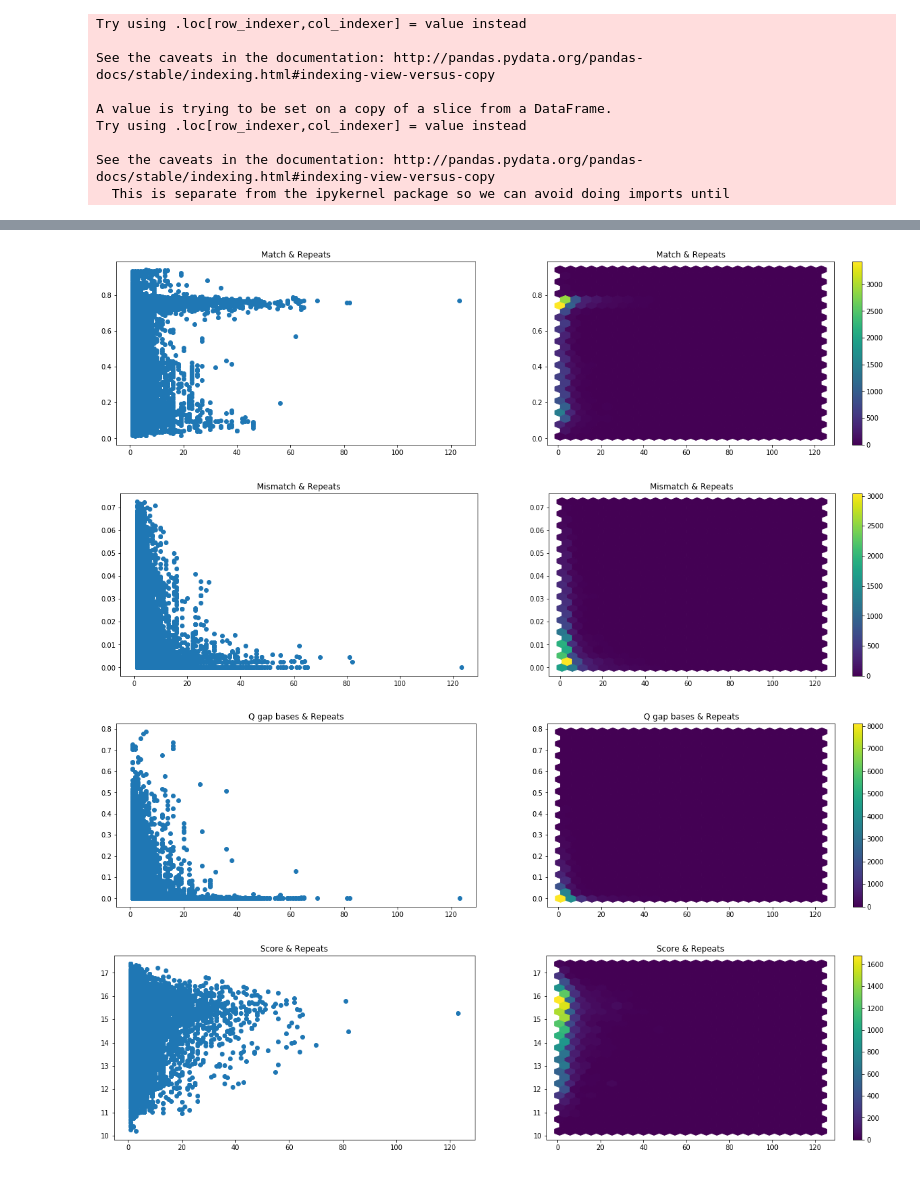
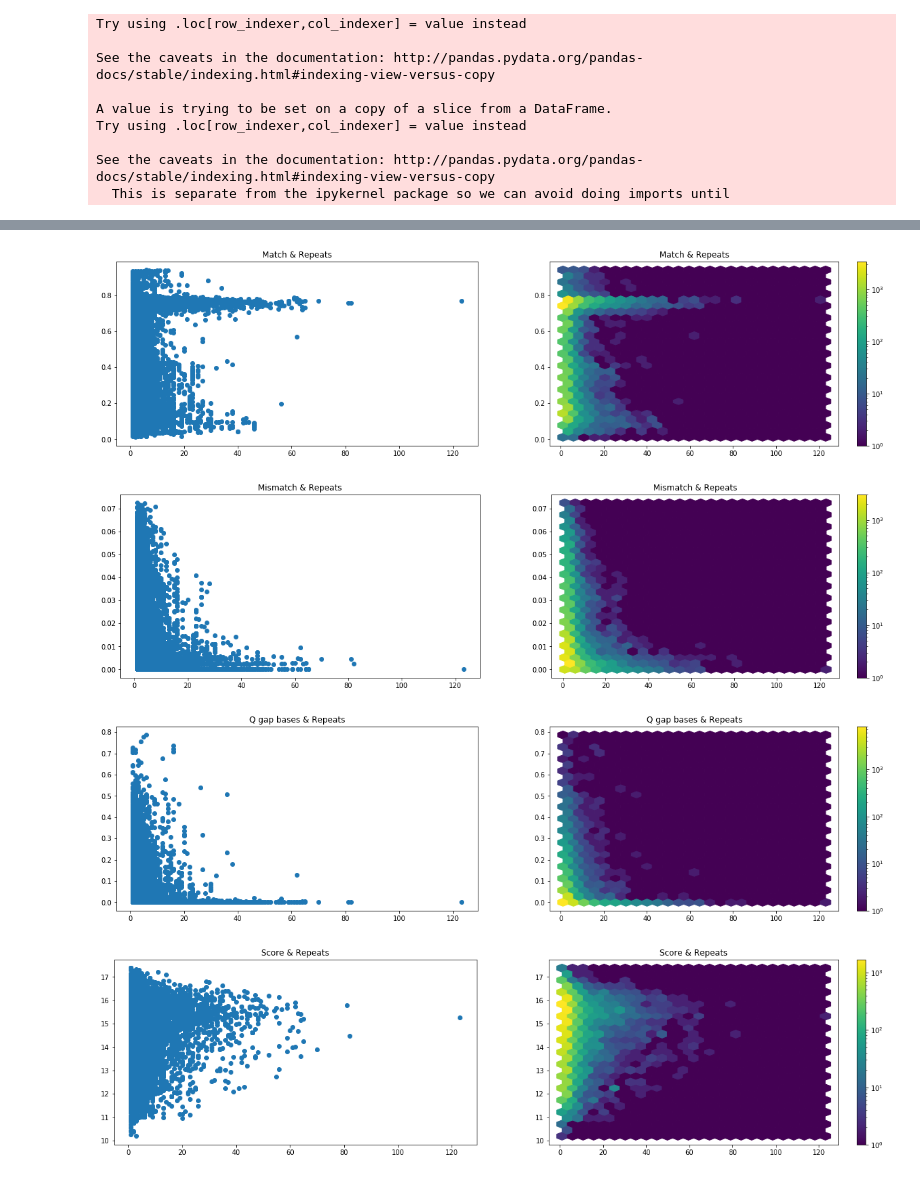
Before and after one commit to Anbyew/MyC3PO, a Jupyter notebook: Notebooks/Parse blat_DNMT.psl.ipynb, the cells around one changed output, grey strips where cells are left out. Saved outputs shown, nothing was run; the diff lists cells and outputs as text; code cells hidden in the pictures.

```diff
--- a/Notebooks/Parse blat_DNMT.psl.ipynb
+++ b/Notebooks/Parse blat_DNMT.psl.ipynb
@@ -176,11 +176,11 @@ axes[0].set_title('Match & Repeats')
 axes[0].plot(bbn['repeats'], bbn['match'], 'o')
 
 axes[1].set_title('Match & Repeats')
-tt = axes[1].hexbin(bbn['repeats'], bbn['match'], gridsize=nbins, cmap=newcmp)#plt.cm.BuGn_r
+tt = axes[1].hexbin(bbn['repeats'], bbn['match'], gridsize=nbins, cmap=newcmp, bins='log')#plt.cm.BuGn_r
 fig.colorbar(tt)
 plt.show()
 # %% [output]
-[figure, old version]
+[figure, new version]
 # %%
 fig, axes = plt.subplots(ncols=2, nrows=1, figsize=(21, 5))
 nbins = 25
@@ -188,11 +188,11 @@ axes[0].set_title('Mismatch & Repeats')
 axes[0].plot(bbn['repeats'], bbn['mismatch'], 'o')
 
 axes[1].set_title('Mismatch & Repeats')
-tt = axes[1].hexbin(bbn['repeats'], bbn['mismatch'], gridsize=nbins, cmap=newcmp)
+tt = axes[1].hexbin(bbn['repeats'], bbn['mismatch'], gridsize=nbins, cmap=newcmp, bins='log')
 fig.colorbar(tt)
 plt.show()
 # %% [output]
-[figure, old version]
+[figure, new version]
 # %%
 fig, axes = plt.subplots(ncols=2, nrows=1, figsize=(21, 5))
 nbins = 25
@@ -200,20 +200,20 @@ axes[0].set_title('Q gap bases & Repeats')
 axes[0].plot(bbn['repeats'], bbn['Q gap bases'], 'o')
 
 axes[1].set_title('Q gap bases & Repeats')
-tt = axes[1].hexbin(bbn['repeats'], bbn['Q gap bases'], gridsize=nbins, cmap=newcmp)
+tt = axes[1].hexbin(bbn['repeats'], bbn['Q gap bases'], gridsize=nbins, cmap=newcmp, bins='log')
 fig.colorbar(tt)
 plt.show()
 # %% [output]
-[figure, old version]
+[figure, new version]
 # %%
 fig, axes = plt.subplots(ncols=2, nrows=1, figsize=(21, 5))
 nbins = 25
 axes[0].set_title('Score & Repeats')
 axes[0].plot(bbn['repeats'], bbn['score'], 'o')
 
 axes[1].set_title('Score & Repeats')
-tt = axes[1].hexbin(bbn['repeats'], bbn['score'], gridsize=nbins, cmap=newcmp)
+tt = axes[1].hexbin(bbn['repeats'], bbn['score'], gridsize=nbins, cmap=newcmp, bins='log')
 fig.colorbar(tt)
 plt.show()
 # %% [output]
-[figure, old version]
+[figure, new version]
```
Also changed, not shown: 2 other files.
